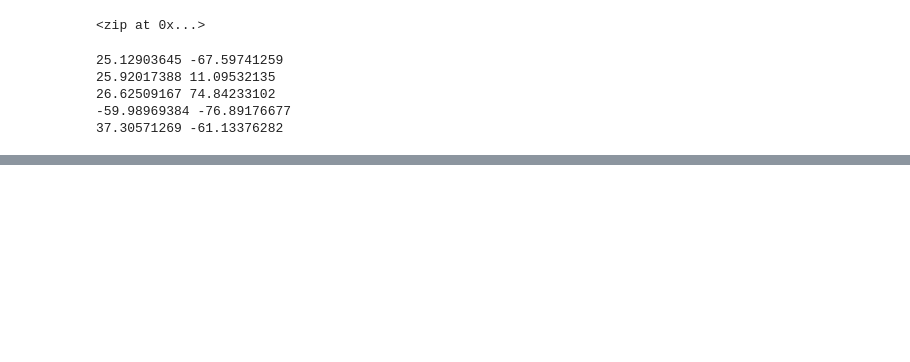
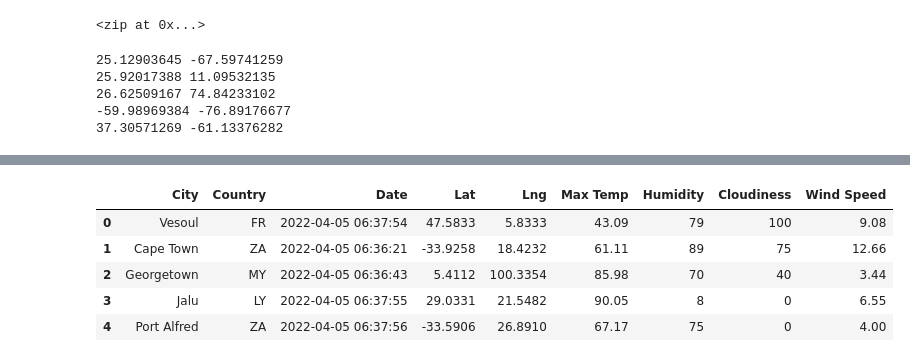
Before and after one commit to wwpa65/World_Weather_Analysis, a Jupyter notebook: WeatherPy.ipynb, the cells around one changed output, grey strips where cells are left out. Cells and saved outputs as stored; diff of their text form; code cells hidden in the pictures; blank space fills up the shorter version.

```diff
--- a/WeatherPy.ipynb
+++ b/WeatherPy.ipynb
@@ -71,0 +212,11 @@ len(cities)
+# %%
+new_column_order = ["City", "Country", "Date", "Lat", "Lng", "Max Temp", "Humidity", "Cloudiness", "Wind Speed"]
+city_data_df = city_data_df[new_column_order]
+city_data_df.head()
+# %% [output]
+|  | City | Country | Date | Lat | Lng | Max Temp | Humidity | Cloudiness | Wind Speed |
+| 0 | Vesoul | FR | 2022-04-05 06:37:54 | 47.5833 | 5.8333 | 43.09 | 79 | 100 | 9.08 |
+| 1 | Cape Town | ZA | 2022-04-05 06:36:21 | -33.9258 | 18.4232 | 61.11 | 89 | 75 | 12.66 |
+| 2 | Georgetown | MY | 2022-04-05 06:36:43 | 5.4112 | 100.3354 | 85.98 | 70 | 40 | 3.44 |
+| 3 | Jalu | LY | 2022-04-05 06:37:55 | 29.0331 | 21.5482 | 90.05 | 8 | 0 | 6.55 |
+| 4 | Port Alfred | ZA | 2022-04-05 06:37:56 | -33.5906 | 26.8910 | 67.17 | 75 | 0 | 4.00 |
```
Also changed, not shown: parts of 9 cells of this notebook, 3 other files.
